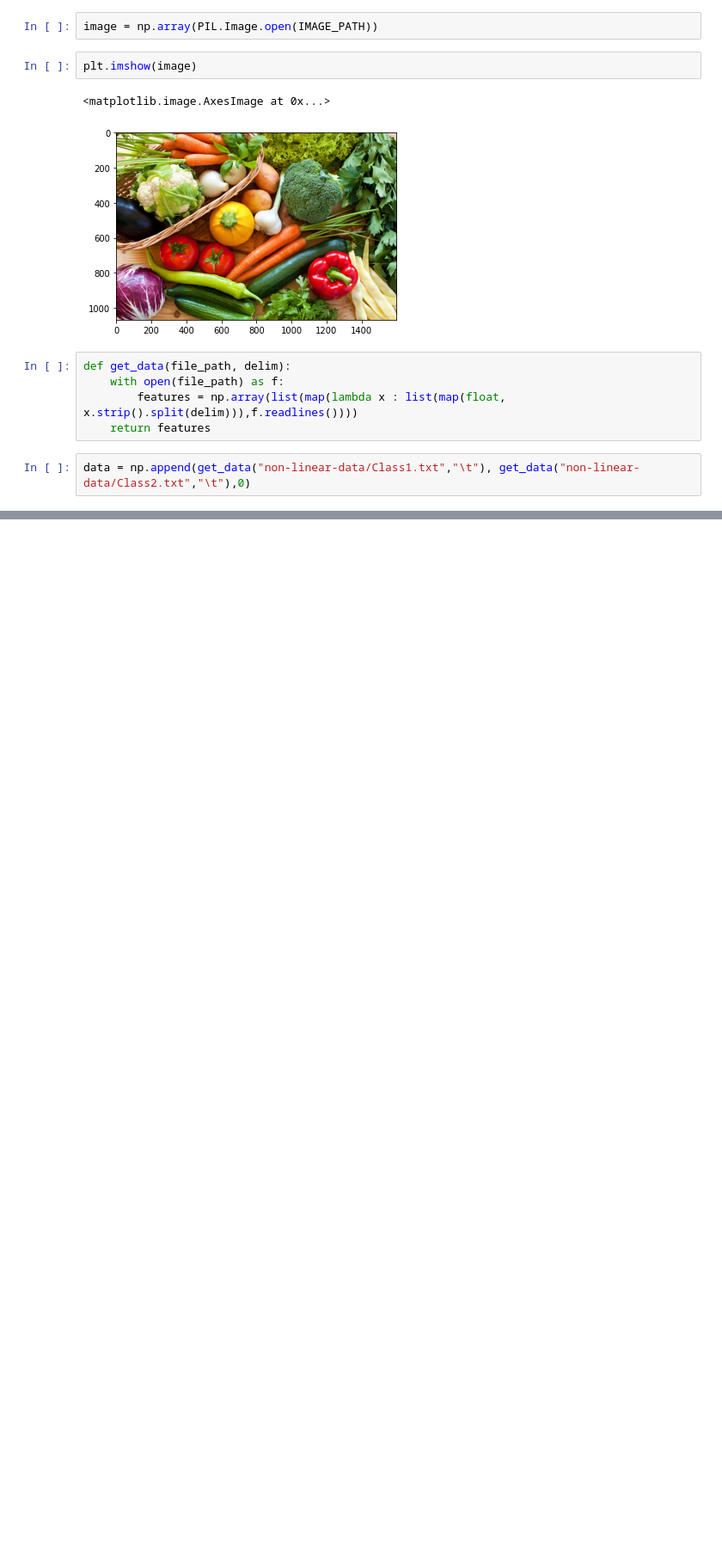
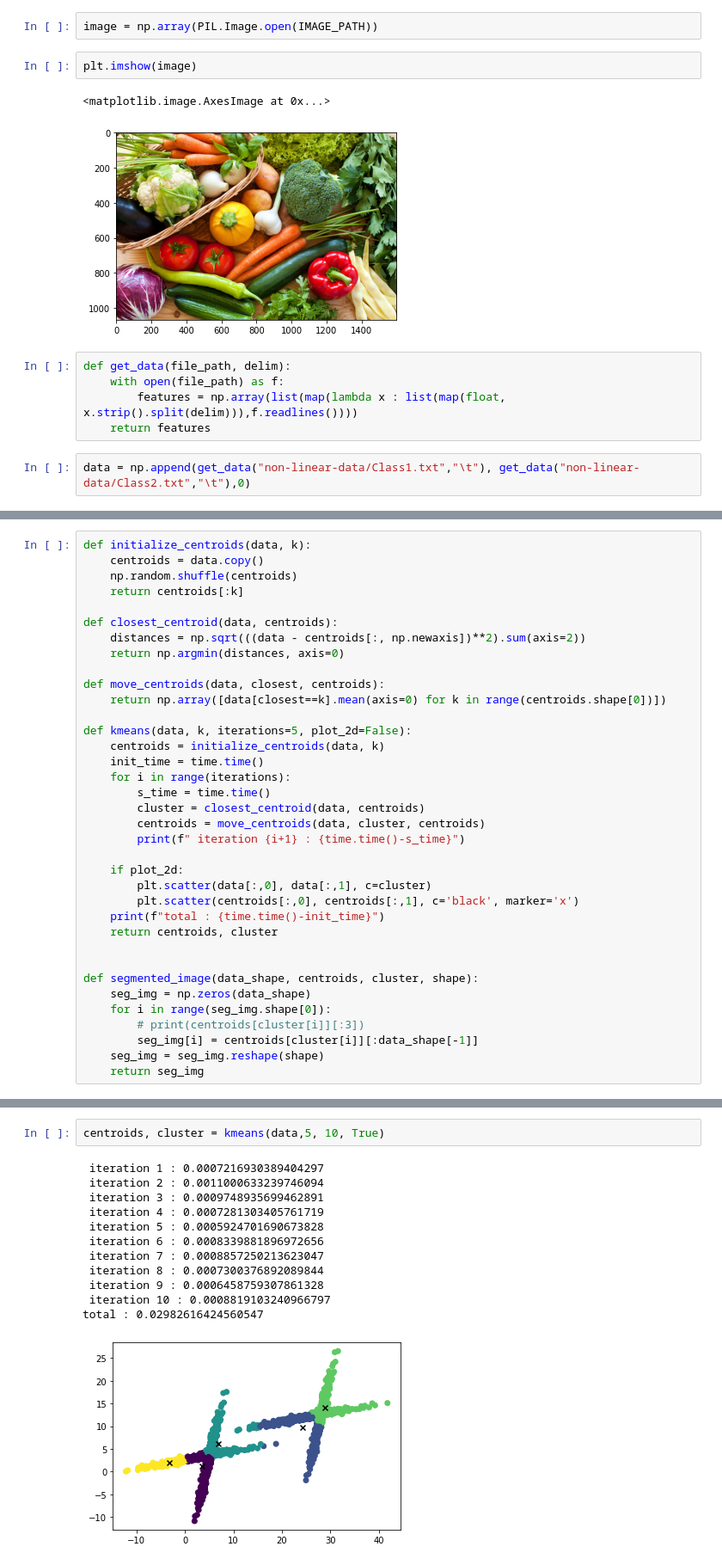
Before and after one commit to ShubhamPandey28/Academic-trash, a Jupyter notebook: CS-669/Assignment_2/Untitled.ipynb, the cells around one changed output, grey strips where cells are left out. Shown at 86% size. Cells and saved outputs as stored; diff of their text form; blank space fills up the shorter version.

```diff
--- a/CS-669/Assignment_2/Untitled.ipynb
+++ b/CS-669/Assignment_2/Untitled.ipynb
@@ -163,0 +212,36 @@ def preprocess1(image):
+# %%
+def initialize_centroids(data, k):
+    centroids = data.copy()
+    np.random.shuffle(centroids)
+    return centroids[:k]
+
+def closest_centroid(data, centroids):
+    distances = np.sqrt(((data - centroids[:, np.newaxis])**2).sum(axis=2))
+    return np.argmin(distances, axis=0)
+
+def move_centroids(data, closest, centroids):
+    return np.array([data[closest==k].mean(axis=0) for k in range(centroids.shape[0])])
+
+def kmeans(data, k, iterations=5, plot_2d=False):
+    centroids = initialize_centroids(data, k)
+    init_time = time.time()
+    for i in range(iterations):
+        s_time = time.time()
+        cluster = closest_centroid(data, centroids)
+        centroids = move_centroids(data, cluster, centroids)
+        print(f" iteration {i+1} : {time.time()-s_time}")
+
+    if plot_2d:
+        plt.scatter(data[:,0], data[:,1], c=cluster)
+        plt.scatter(centroids[:,0], centroids[:,1], c='black', marker='x')
+    print(f"total : {time.time()-init_time}")
+    return centroids, cluster
+
+
+def segmented_image(data_shape, centroids, cluster, shape):
+    seg_img = np.zeros(data_shape)
+    for i in range(seg_img.shape[0]):
+        # print(centroids[cluster[i]][:3])
+        seg_img[i] = centroids[cluster[i]][:data_shape[-1]]
+    seg_img = seg_img.reshape(shape)
+    return seg_img
@@ -164 +277,16 @@ def preprocess1(image):
+# %%
+centroids, cluster = kmeans(data,5, 10, True)
+# %% [output]
+ iteration 1 : 0.0007216930389404297
+ iteration 2 : 0.0011000633239746094
+ iteration 3 : 0.0009748935699462891
+ iteration 4 : 0.0007281303405761719
+ iteration 5 : 0.0005924701690673828
+ iteration 6 : 0.0008339881896972656
+ iteration 7 : 0.0008857250213623047
+ iteration 8 : 0.0007300376892089844
+ iteration 9 : 0.0006458759307861328
+ iteration 10 : 0.0008819103240966797
+total : 0.02982616424560547
+[figure, added]
 # %%
```
Also changed, not shown: parts of 16 cells of this notebook, 2 other files.
